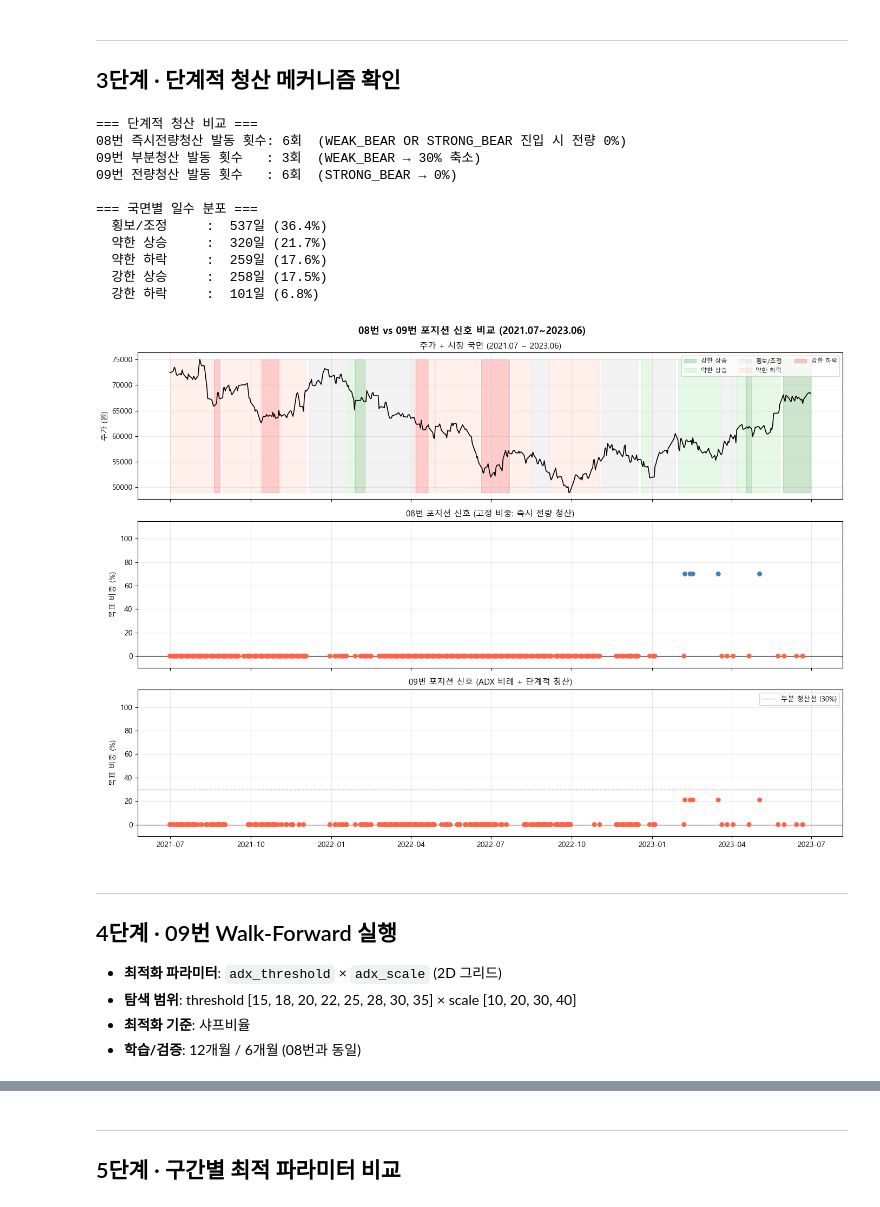
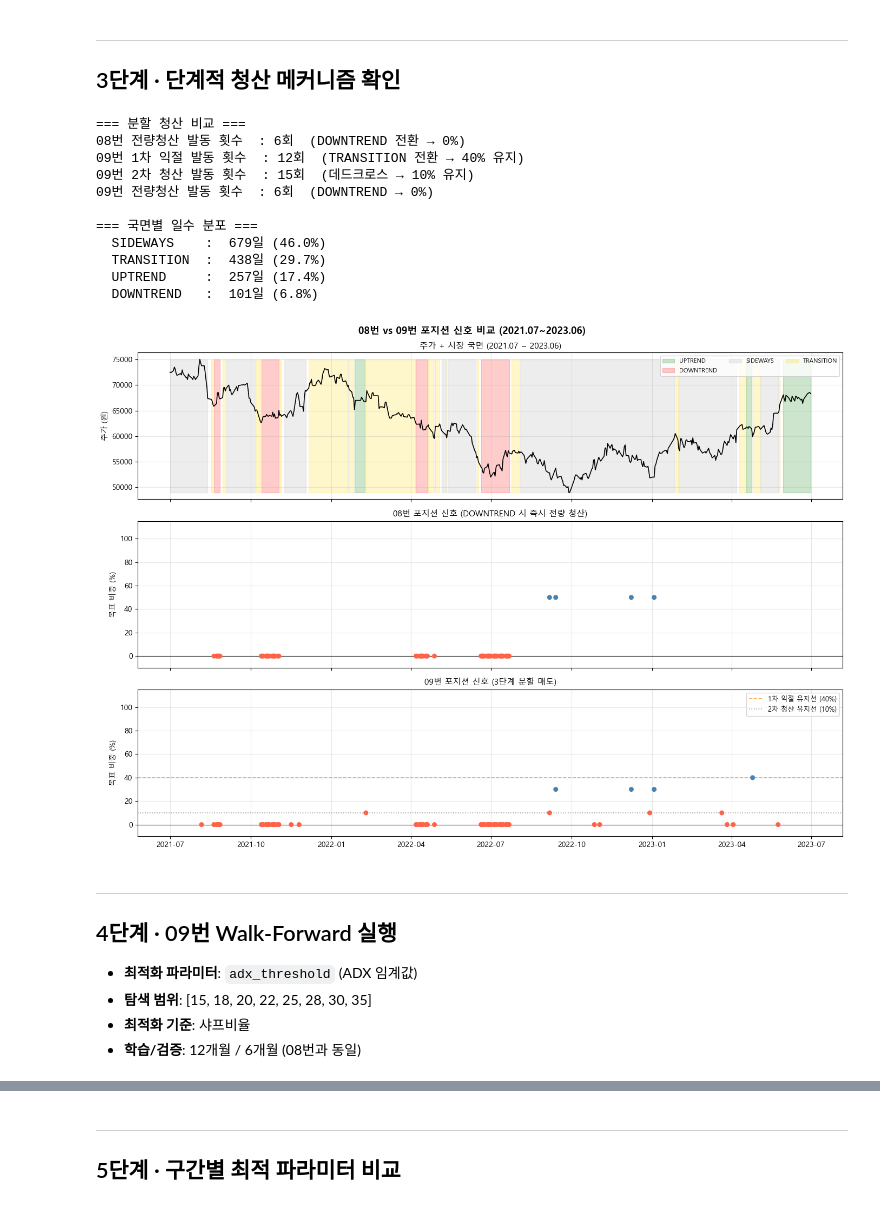
Before and after one commit to techshin31/test_stock, a Jupyter notebook: analysis/analysis_good593/study_vectorbt/09_부분매수매도_전략.ipynb, the cells around one changed output, grey strips where cells are left out. Cells and saved outputs as stored; diff of their text form; code cells hidden in the pictures.

```diff
--- a/analysis/analysis_good593/study_vectorbt/09_부분매수매도_전략.ipynb
+++ b/analysis/analysis_good593/study_vectorbt/09_부분매수매도_전략.ipynb
@@ -207,31 +201,32 @@ print(f'09번 진입 신호 비중값 범위: {s09_pos.min():.2f} ~ {s09_pos.max
 ---
 ## 3단계 · 단계적 청산 메커니즘 확인
 # %%
-# WEAK_BEAR / STRONG_BEAR 전환 횟수 비교
-regime_08 = detail_08['regime']
-regime_09 = detail_09['regime']
+# ── 단계적 청산 신호 추출 ─────────────────────────────────────────────────────
+regime_09            = detail_09['regime']
+transition_start_09  = detail_09['transition_from_up']   # 1차 익절 → 40% 유지
+dead_cross_09        = detail_09['dead_cross']            # 2차 청산 → 10% 유지
+downtrend_09         = detail_09['masks']['DOWNTREND']
+downtrend_start_09   = downtrend_09 & ~downtrend_09.shift(1).fillna(False)  # 3차 전량 청산
 
-wb_start_09 = detail_09['weak_bear_start']
-sb_start_09 = detail_09['strong_bear_start']
+# 08번: DOWNTREND 전환만 전량 청산
+downtrend_08       = detail_08['masks']['DOWNTREND']
+downtrend_start_08 = downtrend_08 & ~downtrend_08.shift(1).fillna(False)
 
-# 08번 즉시 청산 횟수 (bear_exit 발동)
-bear_exit_08 = (detail_08['masks']['WEAK_BEAR'] | detail_08['masks']['STRONG_BEAR'])
-bear_transition_08 = bear_exit_08 & ~bear_exit_08.shift(1).fillna(False)
-
-print('=== 단계적 청산 비교 ===')
-print(f'08번 즉시전량청산 발동 횟수: {bear_transition_08.sum()}회  (WEAK_BEAR OR STRONG_BEAR 진입 시 전량 0%)')
-print(f'09번 부분청산 발동 횟수   : {wb_start_09.sum()}회  (WEAK_BEAR → 30% 축소)')
-print(f'09번 전량청산 발동 횟수   : {sb_start_09.sum()}회  (STRONG_BEAR → 0%)')
+print('=== 분할 청산 비교 ===')
+print(f'08번 전량청산 발동 횟수  : {downtrend_start_08.sum()}회  (DOWNTREND 전환 → 0%)')
+print(f'09번 1차 익절 발동 횟수  : {transition_start_09.sum()}회  (TRANSITION 전환 → 40% 유지)')
+print(f'09번 2차 청산 발동 횟수  : {dead_cross_09.sum()}회  (데드크로스 → 10% 유지)')
+print(f'09번 전량청산 발동 횟수  : {downtrend_start_09.sum()}회  (DOWNTREND → 0%)')
 print()
 
 # 국면별 일수 분포
-regime_counts = regime_08.value_counts()
-total_days = len(regime_08)
+regime_counts = regime_09.value_counts()
+total_days = len(regime_09)
 print('=== 국면별 일수 분포 ===')
 for r, cnt in regime_counts.items():
-    print(f'  {r:10s}: {cnt:4d}일 ({cnt/total_days:.1%})')
+    print(f'  {r:12s}: {cnt:4d}일 ({cnt/total_days:.1%})')
 
-# 단계적 청산 예시 타임라인 (2022년 하락장 구간)
+# ── 단계적 청산 예시 타임라인 (2021~2023 하락장 포함) ─────────────────────────
 sample_start = '2021-07-01'
 sample_end   = '2023-06-30'
 
@@ -242,7 +237,7 @@ s_size09 = size_09.loc[sample_start:sample_end]
 
 fig, axes = plt.subplots(3, 1, figsize=(14, 10), sharex=True)
 
-# 국면 색상
+# 상단: 주가 + 국면
 from vbt_backtest.strategies.combined.ma_regime_strategy import REGIME_COLORS
 for regime_name, (color, alpha) in REGIME_COLORS.items():
     mask = (s_reg == regime_name)
@@ -252,58 +247,59 @@ for regime_name, (color, alpha) in REGIME_COLORS.items():
 axes[0].plot(s_close, color='black', linewidth=1.2)
 axes[0].set_title('주가 + 시장 국면 (2021.07 ~ 2023.06)', fontsize=11)
 axes[0].set_ylabel('주가 (원)')
 axes[0].legend(loc='upper right', fontsize=8, ncol=3)
 axes[0].grid(True, alpha=0.3)
 
-# 08번 포지션 신호
+# 중단: 08번 포지션 신호
 axes[1].scatter(s_size08.dropna().index, s_size08.dropna() * 100,
                 c=['steelblue' if v > 0 else 'tomato' for v in s_size08.dropna()],
                 s=30, zorder=5)
 axes[1].axhline(0, color='black', linewidth=0.8)
-axes[1].set_title('08번 포지션 신호 (고정 비중: 즉시 전량 청산)', fontsize=11)
+axes[1].set_title('08번 포지션 신호 (DOWNTREND 시 즉시 전량 청산)', fontsize=11)
 axes[1].set_ylabel('목표 비중 (%)')
 axes[1].set_ylim(-10, 115)
 axes[1].grid(True, alpha=0.3)
 
-# 09번 포지션 신호
+# 하단: 09번 포지션 신호
 colors_09 = []
 for v in s_size09.dropna():
-    if v >= 0.6:    colors_09.append('green')
-    elif v >= 0.3:  colors_09.append('steelblue')
-    else:           colors_09.append('tomato')
+    if v >= 0.6:   colors_09.append('darkgreen')
+    elif v >= 0.3: colors_09.append('steelblue')
+    else:          colors_09.append('tomato')
 
 axes[2].scatter(s_size09.dropna().index, s_size09.dropna() * 100,
                 c=colors_09, s=30, zorder=5)
-axes[2].axhline(30, color='gray', linestyle='--', linewidth=1, alpha=0.6, label='부분 청산선 (30%)')
-axes[2].axhline(0, color='black', linewidth=0.8)
-axes[2].set_title('09번 포지션 신호 (ADX 비례 + 단계적 청산)', fontsize=11)
+axes[2].axhline(40, color='darkorange', linestyle='--', linewidth=1.2, alpha=0.8, label='1차 익절 유지선 (40%)')
+axes[2].axhline(10, color='gray',       linestyle=':',  linewidth=1.2, alpha=0.8, label='2차 청산 유지선 (10%)')
+axes[2].axhline(0,  color='black',      linewidth=0.8)
+axes[2].set_title('09번 포지션 신호 (3단계 분할 매도)', fontsize=11)
 axes[2].set_ylabel('목표 비중 (%)')
 axes[2].set_ylim(-10, 115)
 axes[2].legend(fontsize=9)
 axes[2].grid(True, alpha=0.3)
 
 plt.suptitle('08번 vs 09번 포지션 신호 비교 (2021.07~2023.06)', fontsize=13, fontweight='bold')
 plt.tight_layout()
 plt.show()
 # %% [output]
-=== 단계적 청산 비교 ===
-08번 즉시전량청산 발동 횟수: 6회  (WEAK_BEAR OR STRONG_BEAR 진입 시 전량 0%)
-09번 부분청산 발동 횟수   : 3회  (WEAK_BEAR → 30% 축소)
-09번 전량청산 발동 횟수   : 6회  (STRONG_BEAR → 0%)
+=== 분할 청산 비교 ===
+08번 전량청산 발동 횟수  : 6회  (DOWNTREND 전환 → 0%)
+09번 1차 익절 발동 횟수  : 12회  (TRANSITION 전환 → 40% 유지)
+09번 2차 청산 발동 횟수  : 15회  (데드크로스 → 10% 유지)
+09번 전량청산 발동 횟수  : 6회  (DOWNTREND → 0%)
 
 === 국면별 일수 분포 ===
-  횡보/조정     :  537일 (36.4%)
-  약한 상승     :  320일 (21.7%)
-  약한 하락     :  259일 (17.6%)
-  강한 상승     :  258일 (17.5%)
-  강한 하락     :  101일 (6.8%)
+  SIDEWAYS    :  679일 (46.0%)
+  TRANSITION  :  438일 (29.7%)
+  UPTREND     :  257일 (17.4%)
+  DOWNTREND   :  101일 (6.8%)
-[figure, old version]
+[figure, new version]
 # %% [markdown]
 ---
 ## 4단계 · 09번 Walk-Forward 실행
 
-- **최적화 파라미터**: `adx_threshold` × `adx_scale` (2D 그리드)
-- **탐색 범위**: threshold [15, 18, 20, 22, 25, 28, 30, 35] × scale [10, 20, 30, 40]
+- **최적화 파라미터**: `adx_threshold` (ADX 임계값)
+- **탐색 범위**: [15, 18, 20, 22, 25, 28, 30, 35]
 - **최적화 기준**: 샤프비율
 - **학습/검증**: 12개월 / 6개월 (08번과 동일)
 # %%
```
Also changed, not shown: parts of 11 cells of this notebook, 4 other files.
